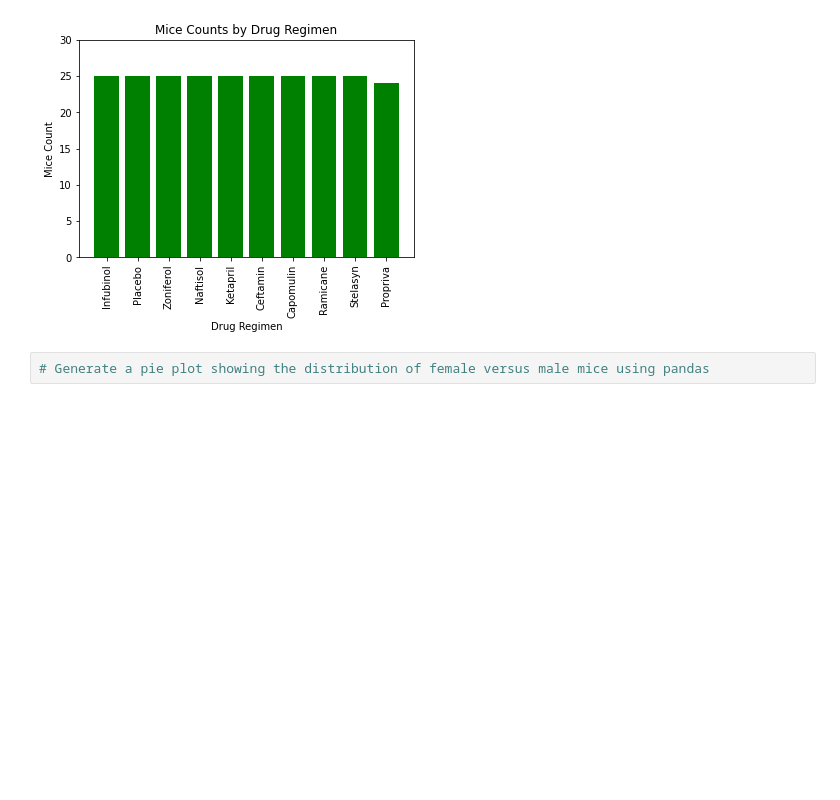
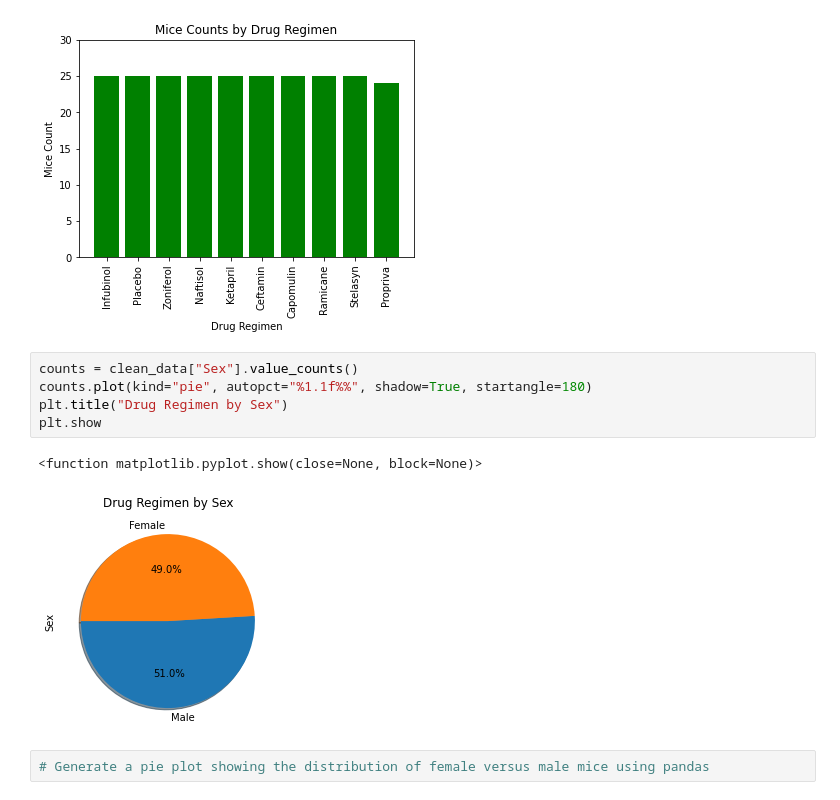
Before and after one commit to aowinfrey1/Matplotlib_challenge, a Jupyter notebook: pymaceuticals_starter.ipynb, the cells around one changed output. Drawn from its saved outputs; the diff is of its cells as text; blank space fills up the shorter version.

```diff
--- a/pymaceuticals_starter.ipynb
+++ b/pymaceuticals_starter.ipynb
@@ -221,6 +227,14 @@ print(len(cleaned_data["Mouse ID"].unique()))
 # plot the bar graph of mice count per drug regimen
 # %% [output]
 [figure]
+# %%
+counts = clean_data["Sex"].value_counts()
+counts.plot(kind="pie", autopct="%1.1f%%", shadow=True, startangle=180)
+plt.title("Drug Regimen by Sex")
+plt.show
+# %% [output]
+<function matplotlib.pyplot.show(close=None, block=None)>
+[figure, added]
 # %%
 # Generate a pie plot showing the distribution of female versus male mice using pandas
 # %% [output]
```
Also changed, not shown: parts of 21 cells of this notebook.
